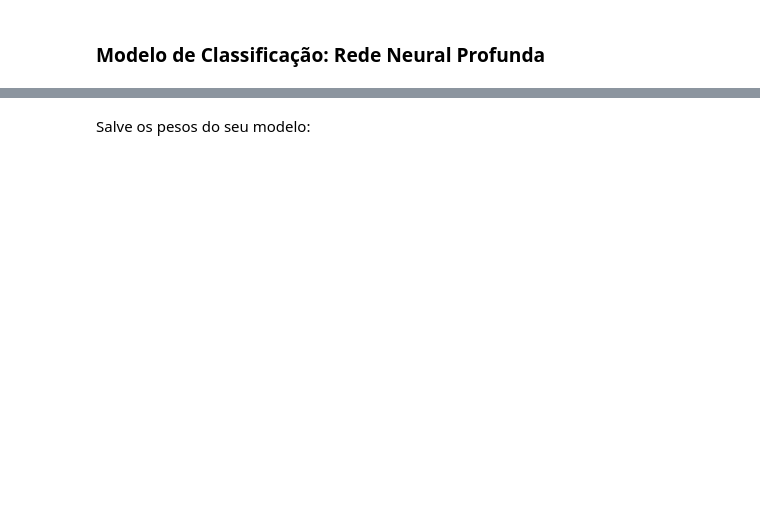
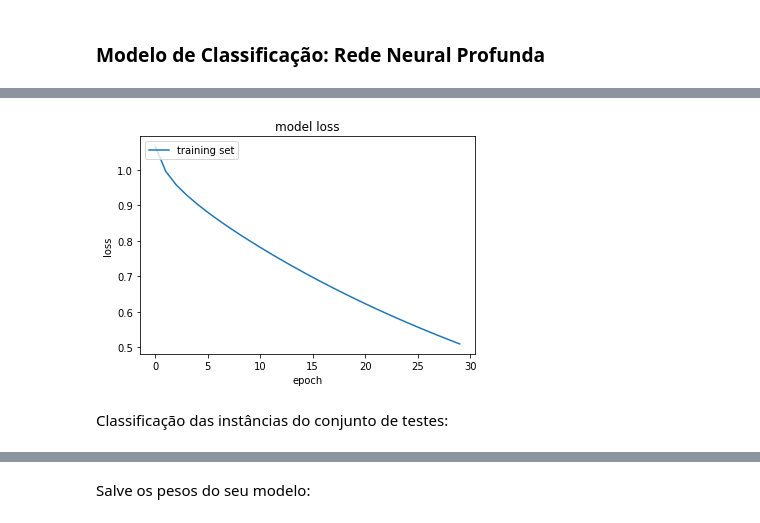
Before and after one commit to viniciusrpb/cic0269_natural_language_processing, a Jupyter notebook: cap03_2_multilayer_perceptron.ipynb, the cells around one changed output, grey strips where cells are left out. Saved outputs shown, nothing was run; the diff lists cells and outputs as text; code cells hidden in the pictures; blank space fills up the shorter version.

```diff
--- a/cap03_2_multilayer_perceptron.ipynb
+++ b/cap03_2_multilayer_perceptron.ipynb
@@ -274,15 +286,13 @@ tfidfvectorizer = TfidfVectorizer(norm=None, stop_words='english', max_df=0.95,
 
 tfidfvectorizer.fit(df_train['text'])
 
-tfidf_train = tfidfvectorizer.transform(df_train['text'])
-tfidf_test = tfidfvectorizer.transform(df_test['text'])
+tfidf_train = tfidfvectorizer.transform(df_train['text']).toarray()
+tfidf_test = tfidfvectorizer.transform(df_test['text']).toarray()
 
 N = tfidf_train.shape[0]
 vocab_size = tfidf_train.shape[1]
 
 print(tfidf_train.shape)
-
-#tfidf_term_vectors.todense()
 # %% [output]
 (9684, 7654)
 # %% [markdown]
@@ -309,5 +321,5 @@ model.add(Dense(number_of_neurons_l2,activation="tanh"))
 model.add(Dense(3,activation="sigmoid"))
 sgd = SGD(learning_rate=0.001)
 model.compile(loss="categorical_crossentropy",optimizer=sgd,metrics=['accuracy'])
-history_fine = model.fit(X_train,y_train,epochs=20)
+history_fine = model.fit(X_train,y_train,epochs=30)
 # %% [output]
@@ -314,0 +343,14 @@ InvalidArgumentError: ignored
+# %%
+import matplotlib.pyplot as plt
+loss = history_fine.history['loss']
+
+plt.plot(history_fine.history['loss'])
+plt.title('model loss')
+plt.ylabel('loss')
+plt.xlabel('epoch')
+plt.legend(['training set'], loc='upper left')
+plt.show()
+# %% [output]
+[figure, added]
+# %% [markdown]
+Classificação das instâncias do conjunto de testes:
```
Also changed, not shown: parts of 13 cells of this notebook.
